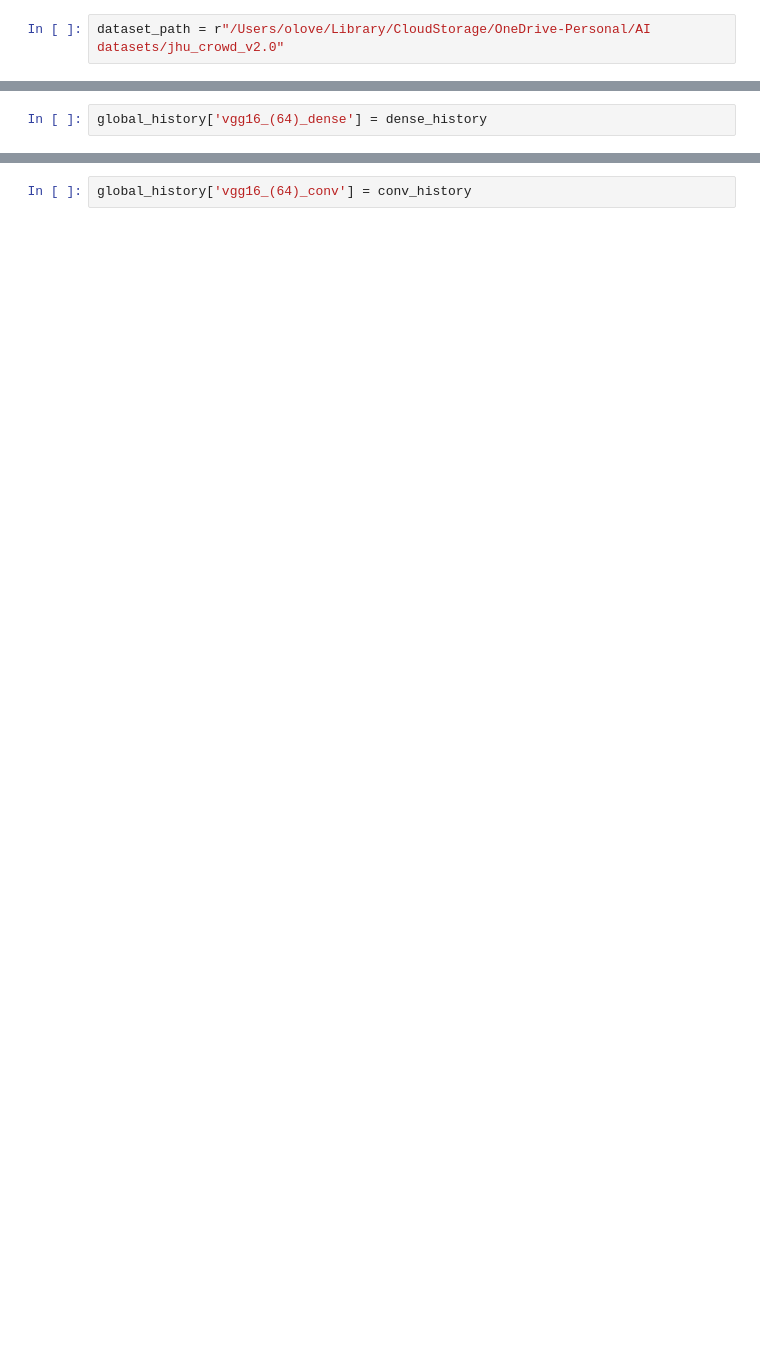
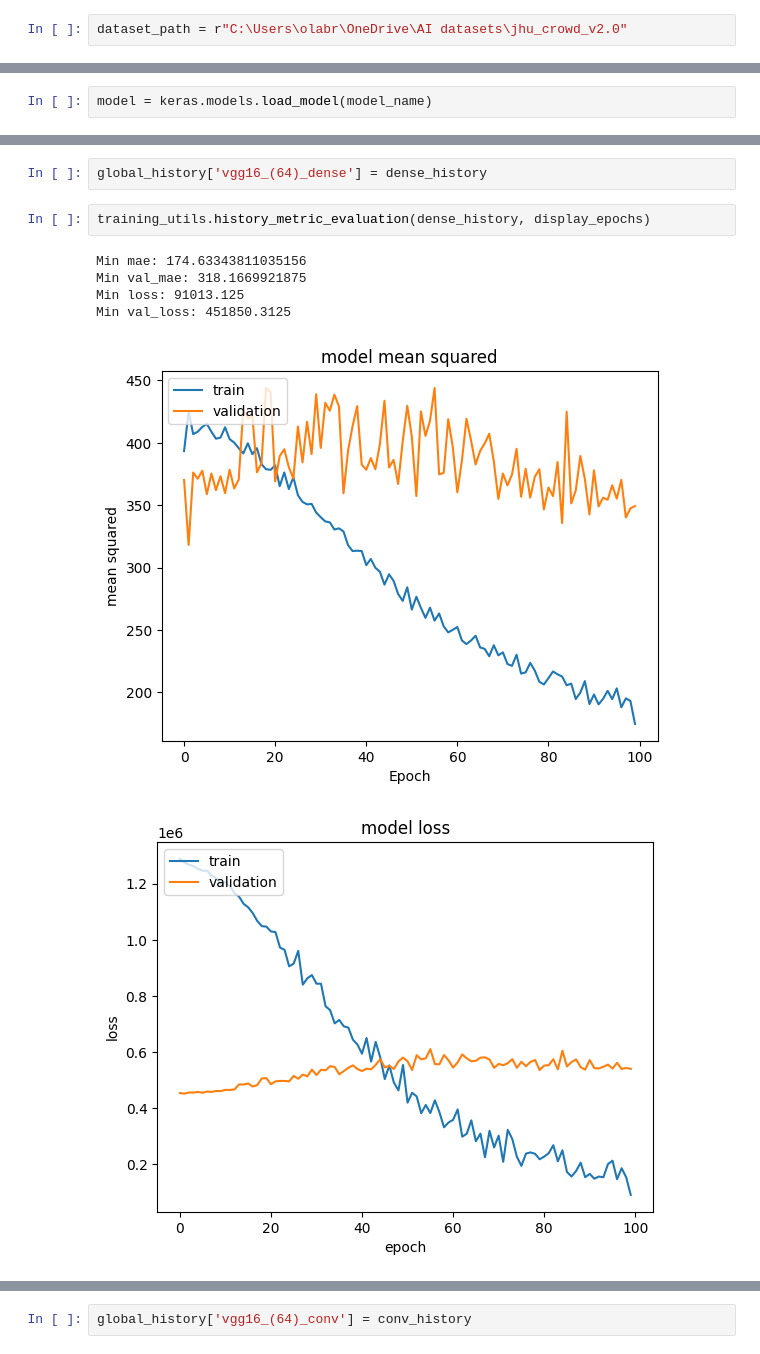
Before and after one commit to o-love/VC_Proyecto-final, a Jupyter notebook: JHU-CROWD-test.ipynb, the cells around one changed output, grey strips where cells are left out. Cells and saved outputs as stored; diff of their text form; blank space fills up the shorter version.

Commit message:
Done training

```diff
--- a/JHU-CROWD-test.ipynb
+++ b/JHU-CROWD-test.ipynb
@@ -27,7 +27,7 @@ y_col_name = 1
 model_name = 'VGG16_(256).tf'
 global_history= {}
 # %%
-dataset_path = r"/Users/olove/Library/CloudStorage/OneDrive-Personal/AI datasets/jhu_crowd_v2.0"
+dataset_path = r"C:\Users\olabr\OneDrive\AI datasets\jhu_crowd_v2.0"
 # %%
 callbacks_list = [
     #    keras.callbacks.EarlyStopping(
@@ -806,2 +1175,4 @@ conv_history = merged_model.fit(train_generator,
 # %%
 global_history['vgg16_()_conv'] = conv_history
+# %%
+model = keras.models.load_model(model_name)
@@ -825,2 +1237,11 @@ dense_history = i_model.fit(feature_train, train_df[1].values,
 # %%
 global_history['vgg16_(64)_dense'] = dense_history
+# %%
+training_utils.history_metric_evaluation(dense_history, display_epochs)
+# %% [output]
+Min mae: 174.63343811035156
+Min val_mae: 318.1669921875
+Min loss: 91013.125
+Min val_loss: 451850.3125
+[figure, added]
+[figure, added]
```
Also changed, not shown: parts of 42 cells of this notebook.
